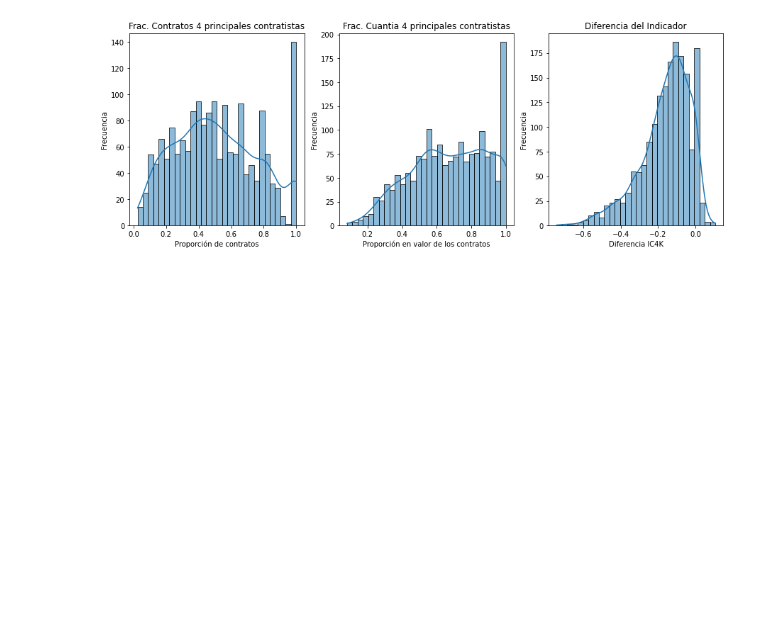
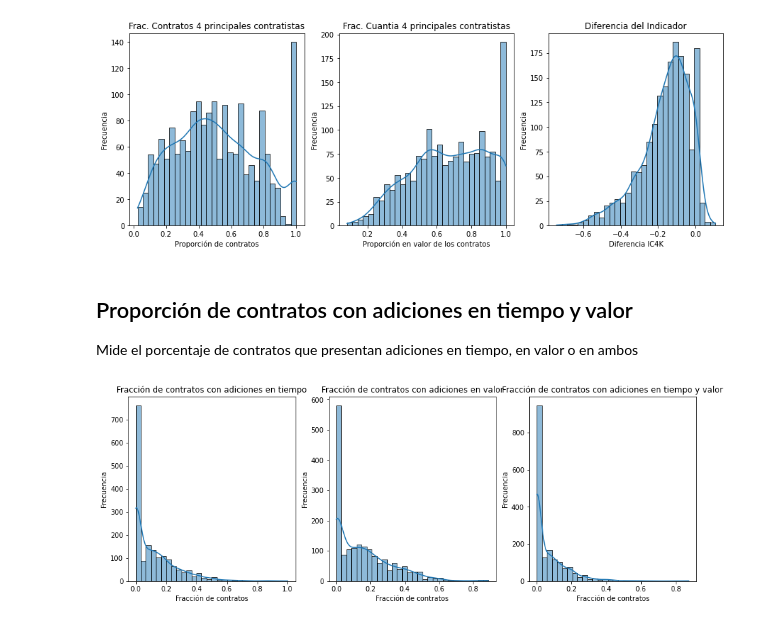
Before and after one commit to hfelizzola/Codigos-y-Modelos, a Jupyter notebook: procesamiento_limpieza.ipynb, the cells around one changed output. Drawn from its saved outputs; the diff is of its cells as text; code cells hidden in the pictures; blank space fills up the shorter version.

Commit message:
V2 indicadores entidad

```diff
--- a/procesamiento_limpieza.ipynb
+++ b/procesamiento_limpieza.ipynb
@@ -686,3 +686,7 @@ ax3.set_ylabel("Frecuencia")
 plt.show()
 # %% [output]
 [figure]
+# %% [markdown]
+## Proporción de contratos con adiciones en tiempo y valor
+
+Mide el porcentaje de contratos que presentan adiciones en tiempo, en valor o en ambos
@@ -688,0 +725,41 @@ plt.show()
+# %%
+# Función para calcular el porcentaje de contratos con adiciones en tiempo y valor
+def frac_adiciones_tiempo_valor(df):
+    f_adiciones = np.mean((df["valor_adiciones"] > 0) & ((df["tiempo_adiciones_dias"] > 0) | (df["tiempo_adiciones_meses"] > 0)))
+    return f_adiciones
+
+# Calcular el porcentaje de adiciones en tiempo y valor
+temp = (
+    compras
+    .groupby("nombre_entidad")
+    .apply(frac_adiciones_tiempo_valor)
+    .reset_index()
+    .rename({0:"ind_ent_padicion_time_val"}, axis=1)
+    )
+
+ind_entidad = integrar()
+# %%
+# Revisar la distribución del porcentaje de adiciones por entidad
+
+fig, (ax1, ax2, ax3) = plt.subplots(ncols=3, figsize=(15,5))
+sns.histplot(data=ind_entidad, x="ind_ent_padicion_time", bins=30, kde=True, ax=ax1)
+ax1.set_title("Fracción de contratos con adiciones en tiempo")
+ax1.set_xlabel("Fracción de contratos")
+ax1.set_ylabel("Frecuencia")
+
+sns.histplot(data=ind_entidad, x="ind_ent_padicion_val", bins=30, kde=True, ax=ax2)
+ax2.set_title("Fracción de contratos con adiciones en valor")
+ax2.set_xlabel("Fracción de contratos")
+ax2.set_ylabel("Frecuencia")
+
+ind_entidad["ind_ent_dif_adicion"] = ind_entidad["ind_ent_padicion_time"] - ind_entidad["ind_ent_padicion_val"]
+
+sns.histplot(data=ind_entidad, x="ind_ent_padicion_time_val", bins=30, kde=True, ax=ax3)
+ax3.set_title("Fracción de contratos con adiciones en tiempo y valor")
+ax3.set_xlabel("Fracción de contratos")
+ax3.set_ylabel("Frecuencia")
+
+#fig.savefig('plots/ind_ent_padicion.png')
+plt.show()
+# %% [output]
+[figure, added]
```
Also changed, not shown: parts of 11 cells of this notebook.
